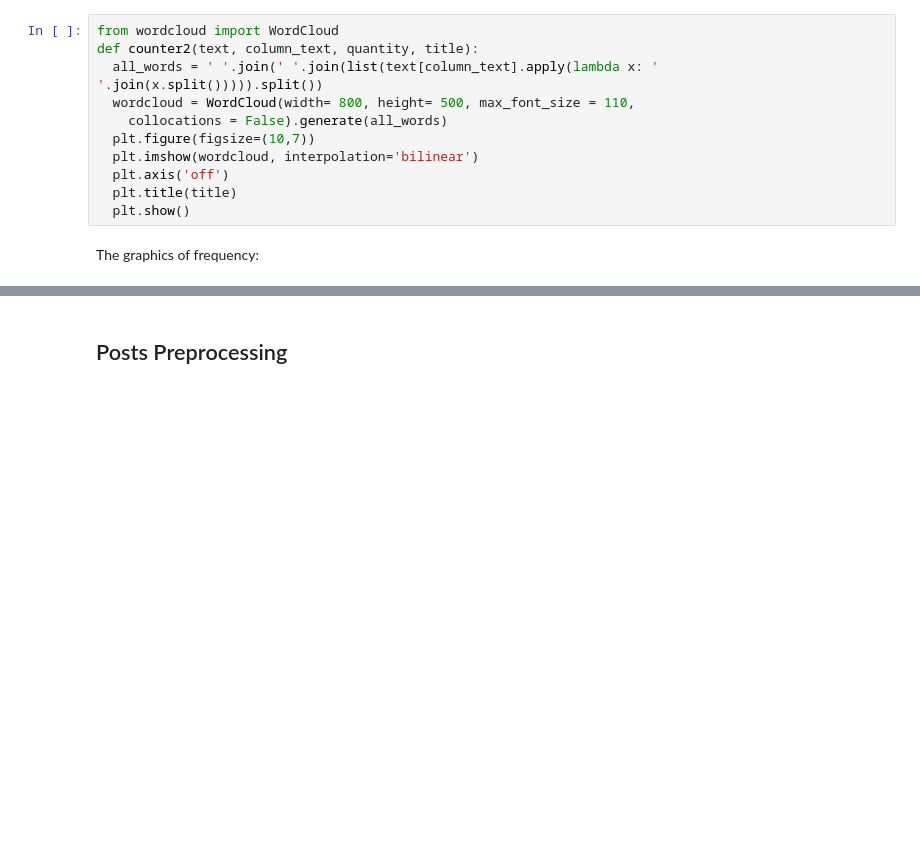
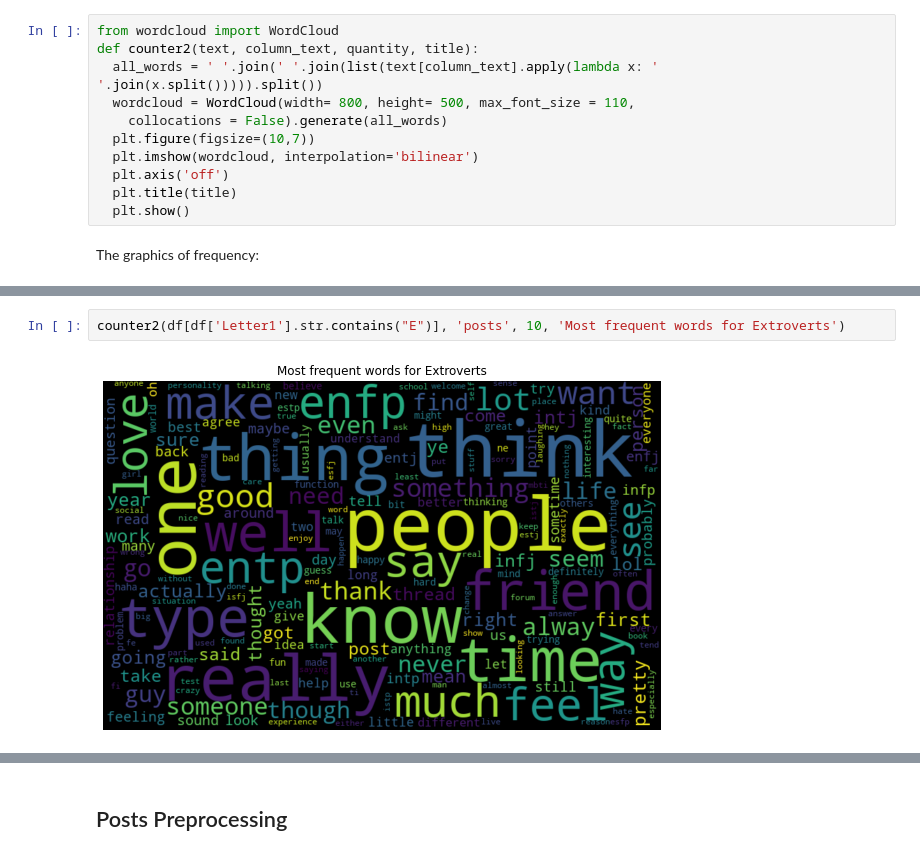
Before and after one commit to MihaelaCatan04/A-plus-Class, a Jupyter notebook: Personality_Model_Creation.ipynb, the cells around one changed output, grey strips where cells are left out. Drawn from its saved outputs; the diff is of its cells as text; blank space fills up the shorter version.

```diff
--- a/Personality_Model_Creation.ipynb
+++ b/Personality_Model_Creation.ipynb
@@ -403,0 +357,4 @@ counter2(df, 'posts', 20, 'Most frecvent words in the whole dataset')
+# %%
+counter2(df[df['Letter1'].str.contains("E")], 'posts', 10, 'Most frequent words for Extroverts')
+# %% [output]
+[figure, added]
```
Also changed, not shown: parts of 45 cells of this notebook.
